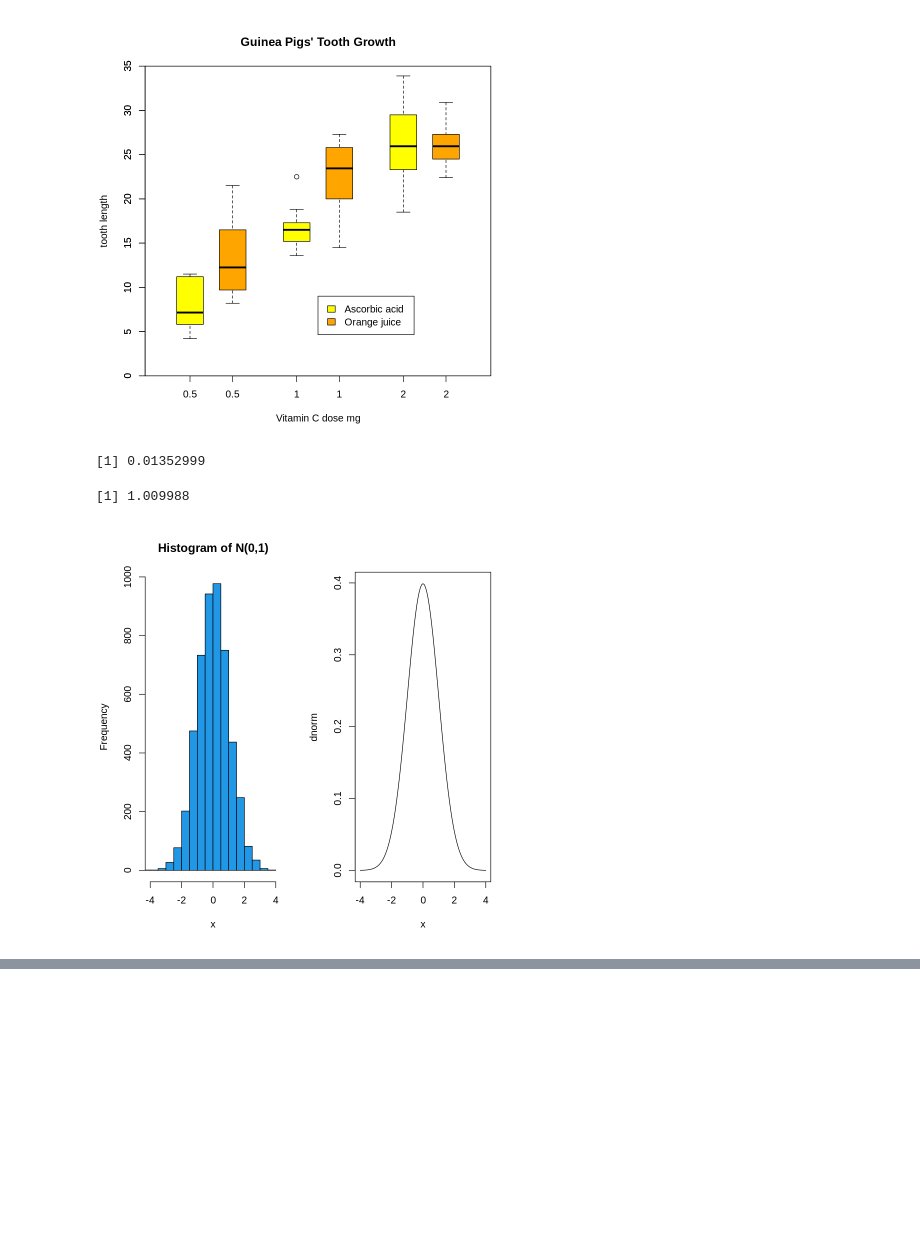
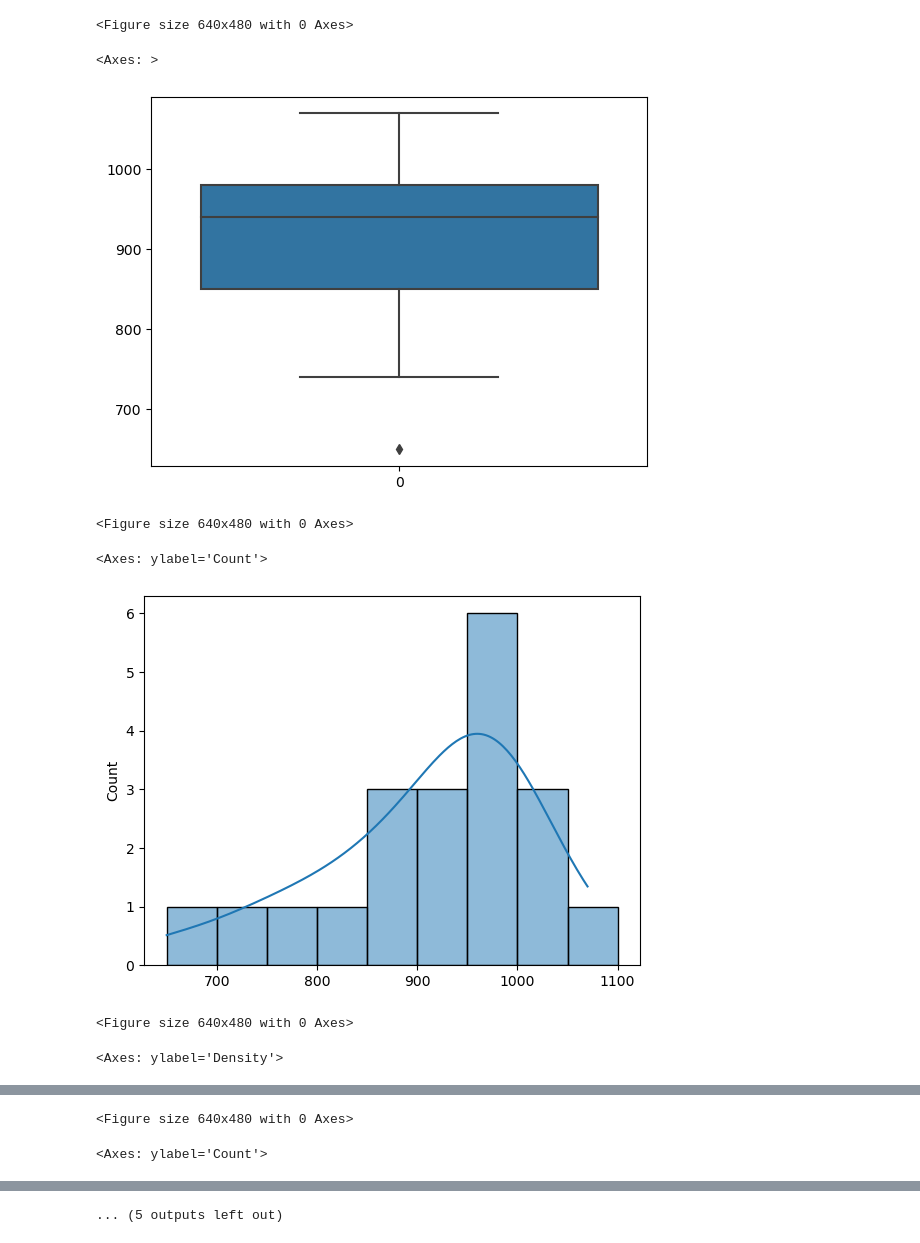
Before and after one commit to GiorgosLyberis/mcda, a Jupyter notebook: Methods For Statistical Data Analysis/Lab_1/Lab_1.ipynb, the cells around one changed output, grey strips where cells are left out. Cells and saved outputs as stored; diff of their text form; code cells hidden in the pictures; blank space fills up the shorter version.

```diff
--- a/Methods For Statistical Data Analysis/Lab_1/Lab_1.ipynb
+++ b/Methods For Statistical Data Analysis/Lab_1/Lab_1.ipynb
@@ -217,27 +153,34 @@ Warning message in (function (z, notch = FALSE, width = NULL, varwidth = FALSE,
-# %%
-boxplot(len ~ dose, data = ToothGrowth,
-              boxwex = 0.25, at = 1:3 - 0.2,
-              subset = supp == "VC", col = "yellow",
-              main = "Guinea Pigs' Tooth Growth",
-              xlab = "Vitamin C dose mg",
-              ylab = "tooth length",
-              xlim = c(0.5, 3.5), ylim = c(0, 35), yaxs = "i")
-      boxplot(len ~ dose, data = ToothGrowth, add = TRUE,
-              boxwex = 0.25, at = 1:3 + 0.2,
-              subset = supp == "OJ", col = "orange")
-      legend(2, 9, c("Ascorbic acid", "Orange juice"),
-             fill = c("yellow", "orange"))
-# %% [output]
-[figure, removed]
-# %%
-par(mfrow=c(1,2))
-z<-rnorm(5000) 			# tuxaio deigma mege8ous 5000 apo N(0,1)
-hist(z,nclass=25,col=4,xlab="x",main="Histogram of N(0,1)",xlim=c(-4,4))
-plot(dnorm,xlim=c(-4,4))
-par(mfrow=c(1,1))
-mean(z)
-sd(z)
-# %% [output]
-[1] 0.01352999
-[1] 1.009988
-[figure, removed]
+# %%
+
+plt.figure()
+sns.boxplot(data=z)
+plt.show()
+
+plt.figure()
+sns.histplot(data=z, kde=True, binwidth=50)
+plt.show()
+
+plt.figure()
+sns.histplot(data=z, kde=True, binwidth=50, stat='density')
+plt.show()
+
+plt.figure()
+sns.histplot(data=z, cumulative=True)
+plt.show()
+
+plt.figure()
+z_normal = np.random.normal(loc=0, scale=1, size=5000)
+sns.histplot(data=z_normal, kde=True)
+plt.show()
+
+np.mean(z_normal)
+np.std(z_normal, ddof=1)
+# %% [output]
+<Figure size 640x480 with 0 Axes>
+<Axes: >
+[figure, added]
+<Figure size 640x480 with 0 Axes>
+<Axes: ylabel='Count'>
+[figure, added]
+<Figure size 640x480 with 0 Axes>
+<Axes: ylabel='Density'>
@@ -243,0 +188,2 @@ sd(z)
+<Figure size 640x480 with 0 Axes>
+<Axes: ylabel='Count'>
@@ -243,0 +191 @@ sd(z)
+... (5 outputs left out)
```
Also changed, not shown: parts of 15 cells of this notebook.
